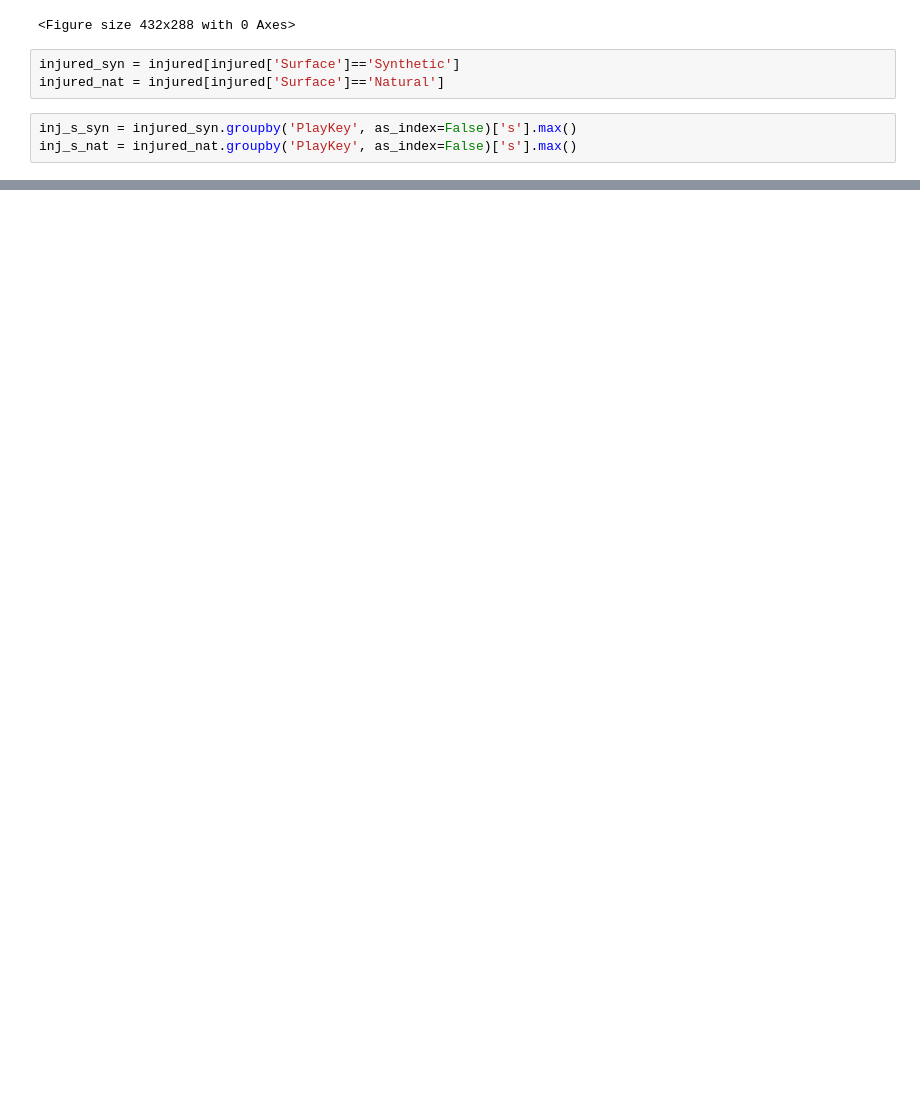
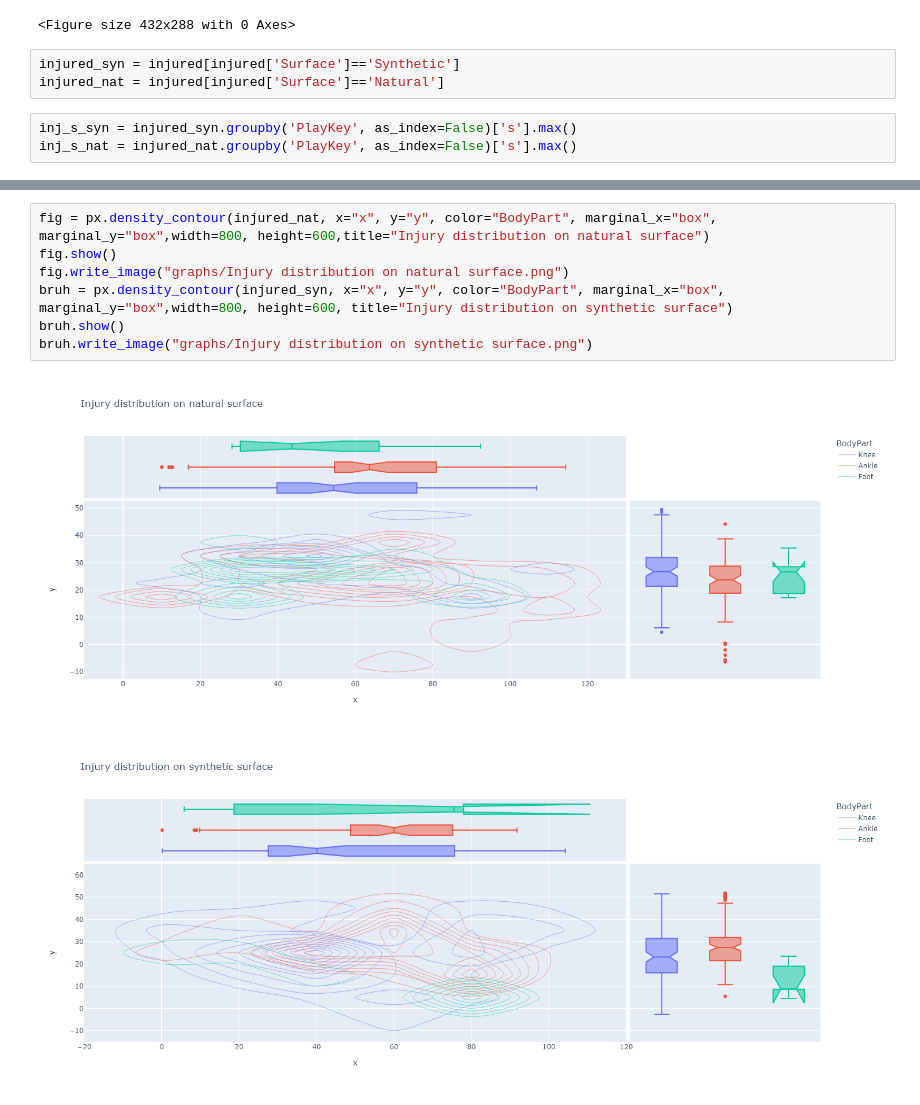
Before and after one commit to kaushal1014/research-paper-template-Athlete-Injuries, a Jupyter notebook: files/data-science/NFL injuries/dataAnalysis.ipynb, the cells around one changed output, grey strips where cells are left out. Drawn from its saved outputs; the diff is of its cells as text; blank space fills up the shorter version.

```diff
--- a/files/data-science/NFL injuries/dataAnalysis.ipynb
+++ b/files/data-science/NFL injuries/dataAnalysis.ipynb
@@ -194,0 +213,10 @@ fig1.savefig('graphs/Location of Injuries on Synthetic and Natural Turf.png', dp
+# %%
+fig = px.density_contour(injured_nat, x="x", y="y", color="BodyPart", marginal_x="box", marginal_y="box",width=800, height=600,title="Injury distribution on natural surface")
+fig.show()
+fig.write_image("graphs/Injury distribution on natural surface.png")
+bruh = px.density_contour(injured_syn, x="x", y="y", color="BodyPart", marginal_x="box", marginal_y="box",width=800, height=600, title="Injury distribution on synthetic surface")
+bruh.show()
+bruh.write_image("graphs/Injury distribution on synthetic surface.png")
+# %% [output]
+[figure, added]
+[figure, added]
```
Also changed, not shown: parts of 8 cells of this notebook, 7 other files.
